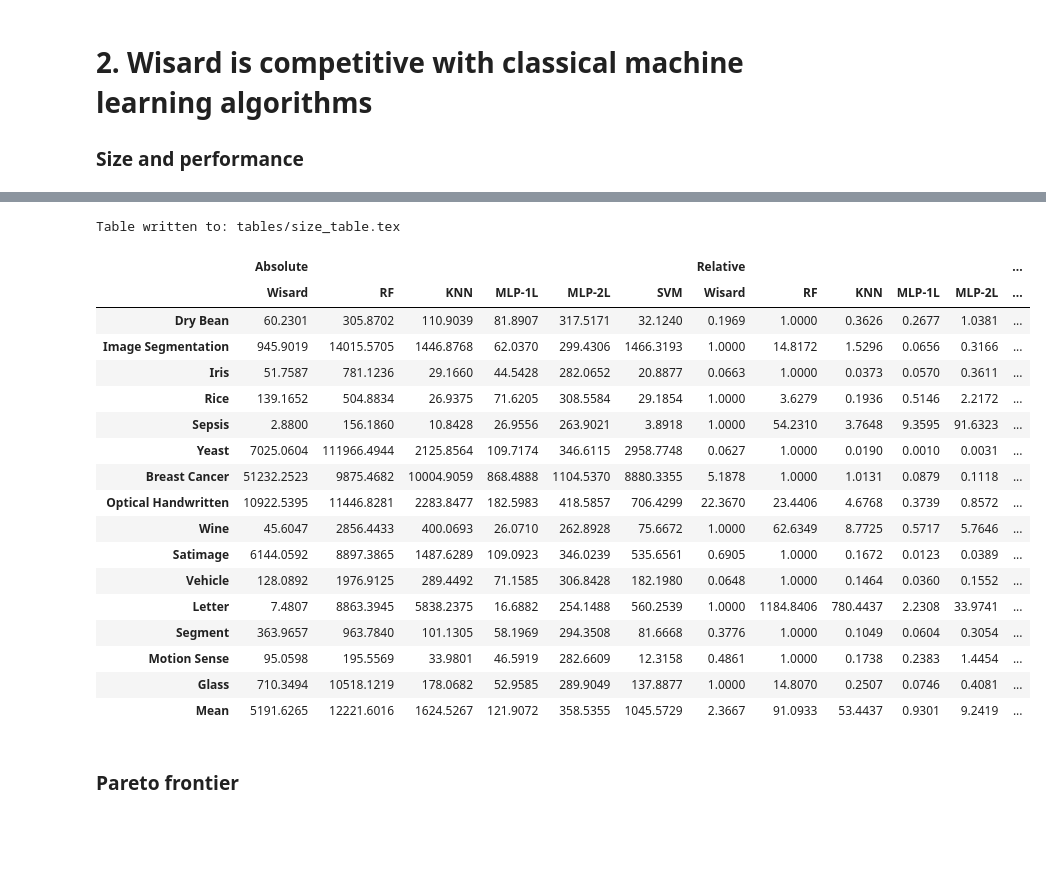
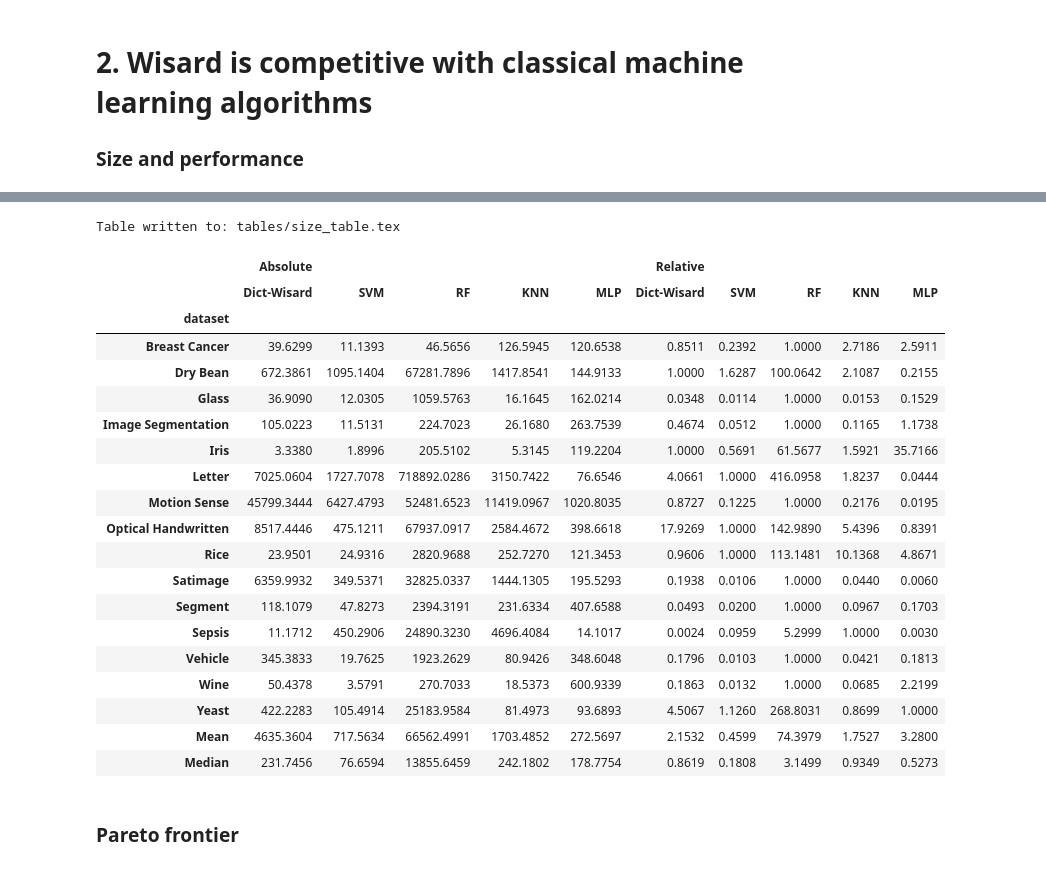
Before and after one commit to otavioon/wisardlib, a Jupyter notebook: analysis/analyse_results.ipynb, the cells around one changed output, grey strips where cells are left out. Saved outputs shown, nothing was run; the diff lists cells and outputs as text; code cells hidden in the pictures; blank space fills up the shorter version.

Commit message:
Final results

```diff
--- a/analysis/analyse_results.ipynb
+++ b/analysis/analyse_results.ipynb
@@ -221,12 +215,11 @@ wisard_results.sample(n=2)
 # %%
 dict_wisard_results = wisard_results[(wisard_results["config_name"] == "Dict")]
+# dict_wisard_results = wisard_results
 
 lines = []
 for (dataset, fold), dataset_df in dict_wisard_results.groupby(["dataset", "fold"]):
     metric_name = datasets_info.loc[datasets_info["dataset_name"] == dataset, "metric"].iloc[0]
-    if metric_name == "f1 weighted":
-        metric_name = "f1"
-    line = dataset_df.sort_values(by=metric_name, ascending=False).iloc[0]
+    line = dataset_df.sort_values(by=f"val_{metric_name}_mean", ascending=False).iloc[0]
     lines.append(line)
 
 dict_wisard_results = pd.DataFrame(lines)
@@ -484,26 +487,23 @@ def raw_relative_table(df, raw_metric, relative_metric, order_of_models: List[st
     return final_df
 # %%
 df = pd.read_csv("results_relative.csv")
-df = df[~df["model"].isin(["KNN-10", "MLP-3L", "SVM-poly"])]
-df.loc[df["model"] == "KNN-5", "model"] = "KNN"
-df.loc[df["model"] == "SVM-rbf", "model"] = "SVM"
-df.loc[df["model"] == "Random Forest", "model"] = "RF"
-df.loc[df["model"] == "Dict-Wisard", "model"] = "Wisard"
+df.loc[df["model"] == "knn", "model"] = "KNN"
+df.loc[df["model"] == "rf", "model"] = "RF"
+df.loc[df["model"] == "mlp", "model"] = "MLP"
+# df.loc[df["model"] == "mlp2", "model"] = "MLP"
+df.loc[df["model"] == "svm", "model"] = "SVM"
 
-order_of_models = [
-    "Wisard",
-    "RF",
-    "KNN",
-    "MLP-1L",
-    "MLP-2L",
-    "SVM"
-]
+# Due to NAN values
+# df = df[df["model"] != "SVM"]
+# order_of_models = ["Dict-Wisard",  "RF", "KNN", "MLP-1L", "MLP-2L"]
+
+order_of_models = ["Dict-Wisard", "SVM", "RF", "KNN", "MLP"]
 
 performance_df = raw_relative_table(df, "metric", "metric_relative", order_of_models)
-order_of_datasets = performance_df["Relative"]["Wisard"].sort_values(ascending=False).keys().to_list()
-order_of_datasets.remove("Mean")
-order_of_datasets.append("Mean")
-performance_df.index = order_of_datasets
+# order_of_datasets = performance_df["Relative"]["Dict-Wisard"].sort_values(ascending=False).keys().to_list()
+# order_of_datasets.remove("Mean")
+# order_of_datasets.append("Mean")
+# performance_df.index = order_of_datasets
 write_latex_table("performance_table.tex", performance_df.to_latex(float_format="%.2f"))
 performance_df
 # %% [output]
@@ -529,29 +531,31 @@ Table written to: tables/performance_table.tex
 # %%
 size_df = raw_relative_table(df, "model_size", "model_size_relative", order_of_models)
 size_df["Absolute"] = size_df["Absolute"] / 1024
-size_df.index = order_of_datasets
+# size_df.index = order_of_datasets
 write_latex_table("size_table.tex", size_df.to_latex(float_format="%.2f"))
 size_df
 # %% [output]
 Table written to: tables/size_table.tex
-|  | Absolute |  |  |  |  |  | Relative |  |  |  |  | ... |
-|  | Wisard | RF | KNN | MLP-1L | MLP-2L | SVM | Wisard | RF | KNN | MLP-1L | MLP-2L | ... |
-| Dry Bean | 60.2301 | 305.8702 | 110.9039 | 81.8907 | 317.5171 | 32.1240 | 0.1969 | 1.0000 | 0.3626 | 0.2677 | 1.0381 | ... |
-| Image Segmentation | 945.9019 | 14015.5705 | 1446.8768 | 62.0370 | 299.4306 | 1466.3193 | 1.0000 | 14.8172 | 1.5296 | 0.0656 | 0.3166 | ... |
-| Iris | 51.7587 | 781.1236 | 29.1660 | 44.5428 | 282.0652 | 20.8877 | 0.0663 | 1.0000 | 0.0373 | 0.0570 | 0.3611 | ... |
-| Rice | 139.1652 | 504.8834 | 26.9375 | 71.6205 | 308.5584 | 29.1854 | 1.0000 | 3.6279 | 0.1936 | 0.5146 | 2.2172 | ... |
-| Sepsis | 2.8800 | 156.1860 | 10.8428 | 26.9556 | 263.9021 | 3.8918 | 1.0000 | 54.2310 | 3.7648 | 9.3595 | 91.6323 | ... |
-| Yeast | 7025.0604 | 111966.4944 | 2125.8564 | 109.7174 | 346.6115 | 2958.7748 | 0.0627 | 1.0000 | 0.0190 | 0.0010 | 0.0031 | ... |
-| Breast Cancer | 51232.2523 | 9875.4682 | 10004.9059 | 868.4888 | 1104.5370 | 8880.3355 | 5.1878 | 1.0000 | 1.0131 | 0.0879 | 0.1118 | ... |
-| Optical Handwritten | 10922.5395 | 11446.8281 | 2283.8477 | 182.5983 | 418.5857 | 706.4299 | 22.3670 | 23.4406 | 4.6768 | 0.3739 | 0.8572 | ... |
-| Wine | 45.6047 | 2856.4433 | 400.0693 | 26.0710 | 262.8928 | 75.6672 | 1.0000 | 62.6349 | 8.7725 | 0.5717 | 5.7646 | ... |
-| Satimage | 6144.0592 | 8897.3865 | 1487.6289 | 109.0923 | 346.0239 | 535.6561 | 0.6905 | 1.0000 | 0.1672 | 0.0123 | 0.0389 | ... |
-| Vehicle | 128.0892 | 1976.9125 | 289.4492 | 71.1585 | 306.8428 | 182.1980 | 0.0648 | 1.0000 | 0.1464 | 0.0360 | 0.1552 | ... |
-| Letter | 7.4807 | 8863.3945 | 5838.2375 | 16.6882 | 254.1488 | 560.2539 | 1.0000 | 1184.8406 | 780.4437 | 2.2308 | 33.9741 | ... |
-| Segment | 363.9657 | 963.7840 | 101.1305 | 58.1969 | 294.3508 | 81.6668 | 0.3776 | 1.0000 | 0.1049 | 0.0604 | 0.3054 | ... |
-| Motion Sense | 95.0598 | 195.5569 | 33.9801 | 46.5919 | 282.6609 | 12.3158 | 0.4861 | 1.0000 | 0.1738 | 0.2383 | 1.4454 | ... |
-| Glass | 710.3494 | 10518.1219 | 178.0682 | 52.9585 | 289.9049 | 137.8877 | 1.0000 | 14.8070 | 0.2507 | 0.0746 | 0.4081 | ... |
-| Mean | 5191.6265 | 12221.6016 | 1624.5267 | 121.9072 | 358.5355 | 1045.5729 | 2.3667 | 91.0933 | 53.4437 | 0.9301 | 9.2419 | ... |
+|  | Absolute |  |  |  |  | Relative |  |  |  |  |
+|  | Dict-Wisard | SVM | RF | KNN | MLP | Dict-Wisard | SVM | RF | KNN | MLP |
+| dataset |  |  |  |  |  |  |  |  |  |  |
+| Breast Cancer | 39.6299 | 11.1393 | 46.5656 | 126.5945 | 120.6538 | 0.8511 | 0.2392 | 1.0000 | 2.7186 | 2.5911 |
+| Dry Bean | 672.3861 | 1095.1404 | 67281.7896 | 1417.8541 | 144.9133 | 1.0000 | 1.6287 | 100.0642 | 2.1087 | 0.2155 |
+| Glass | 36.9090 | 12.0305 | 1059.5763 | 16.1645 | 162.0214 | 0.0348 | 0.0114 | 1.0000 | 0.0153 | 0.1529 |
+| Image Segmentation | 105.0223 | 11.5131 | 224.7023 | 26.1680 | 263.7539 | 0.4674 | 0.0512 | 1.0000 | 0.1165 | 1.1738 |
+| Iris | 3.3380 | 1.8996 | 205.5102 | 5.3145 | 119.2204 | 1.0000 | 0.5691 | 61.5677 | 1.5921 | 35.7166 |
+| Letter | 7025.0604 | 1727.7078 | 718892.0286 | 3150.7422 | 76.6546 | 4.0661 | 1.0000 | 416.0958 | 1.8237 | 0.0444 |
+| Motion Sense | 45799.3444 | 6427.4793 | 52481.6523 | 11419.0967 | 1020.8035 | 0.8727 | 0.1225 | 1.0000 | 0.2176 | 0.0195 |
+| Optical Handwritten | 8517.4446 | 475.1211 | 67937.0917 | 2584.4672 | 398.6618 | 17.9269 | 1.0000 | 142.9890 | 5.4396 | 0.8391 |
+| Rice | 23.9501 | 24.9316 | 2820.9688 | 252.7270 | 121.3453 | 0.9606 | 1.0000 | 113.1481 | 10.1368 | 4.8671 |
+| Satimage | 6359.9932 | 349.5371 | 32825.0337 | 1444.1305 | 195.5293 | 0.1938 | 0.0106 | 1.0000 | 0.0440 | 0.0060 |
+| Segment | 118.1079 | 47.8273 | 2394.3191 | 231.6334 | 407.6588 | 0.0493 | 0.0200 | 1.0000 | 0.0967 | 0.1703 |
+| Sepsis | 11.1712 | 450.2906 | 24890.3230 | 4696.4084 | 14.1017 | 0.0024 | 0.0959 | 5.2999 | 1.0000 | 0.0030 |
+| Vehicle | 345.3833 | 19.7625 | 1923.2629 | 80.9426 | 348.6048 | 0.1796 | 0.0103 | 1.0000 | 0.0421 | 0.1813 |
+| Wine | 50.4378 | 3.5791 | 270.7033 | 18.5373 | 600.9339 | 0.1863 | 0.0132 | 1.0000 | 0.0685 | 2.2199 |
+| Yeast | 422.2283 | 105.4914 | 25183.9584 | 81.4973 | 93.6893 | 4.5067 | 1.1260 | 268.8031 | 0.8699 | 1.0000 |
+| Mean | 4635.3604 | 717.5634 | 66562.4991 | 1703.4852 | 272.5697 | 2.1532 | 0.4599 | 74.3979 | 1.7527 | 3.2800 |
+| Median | 231.7456 | 76.6594 | 13855.6459 | 242.1802 | 178.7754 | 0.8619 | 0.1808 | 3.1499 | 0.9349 | 0.5273 |
 # %% [markdown]
 ### Pareto frontier
 # %%
```
Also changed, not shown: parts of 46 cells of this notebook, 1 other file.
